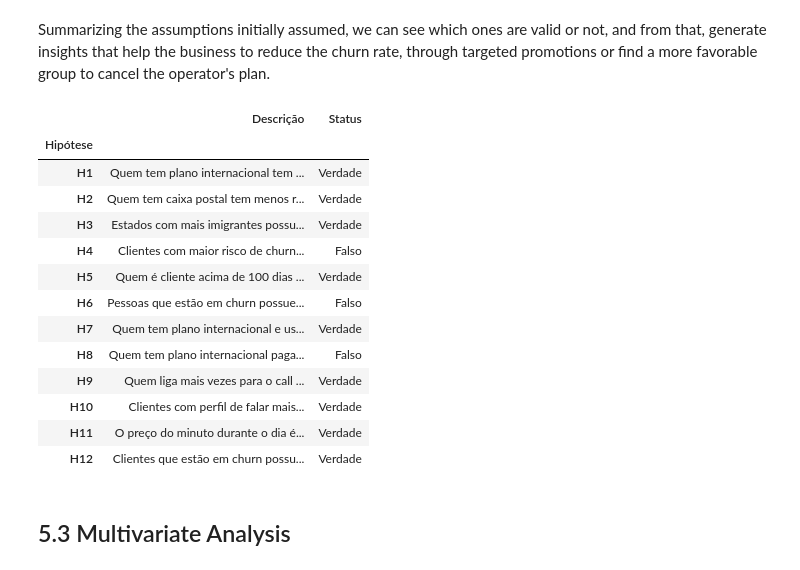
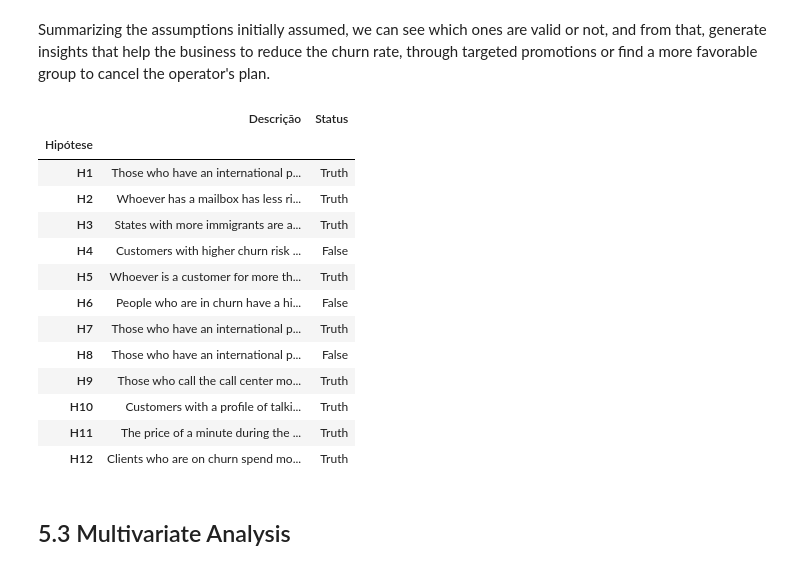
Before and after one commit to jooaobrum/customer-churn, a Jupyter notebook: customer-churn_en.ipynb, the cells around one changed output. Saved outputs shown, nothing was run; the diff lists cells and outputs as text; code cells hidden in the pictures.

```diff
--- a/customer-churn_en.ipynb
+++ b/customer-churn_en.ipynb
@@ -1325,40 +1321,40 @@ Summarizing the assumptions initially assumed, we can see which ones are valid o
 # %%
 ids = ["H1", "H2", "H3", "H4", "H5", "H6", "H7","H8", "H9", "H10", "H11", "H12"]
 desc = ["Those who have an international plan are at greater risk of abandoning the operator",
-"Whoever has a mailbox has less risk of abandoning the operator",
-"States with more immigrants are at greater risk of abandoning the operator",
-"Customers with higher churn risk speak less than those with less risk, on average,"
-"Whoever is a customer for more than 100 days has less risk of leaving the operator",
-"People who are in churn have a higher minute price than those who are not",
-"Those who have an international plan and use little are more likely to abandon the operator",
-"Those who have an international plan pay less than those who don't, and consequently, have less risk of leaving the operator",
-"Those who call the call center more often have more churn risks",
-"Customers with a profile of talking longer during the day are more likely to leave the operator",
-"The price of a minute during the day is more expensive than at night and at dawn",
-"Clients who are on churn spend more during the day than at night and at dawn"
-       ]
+        "Whoever has a mailbox has less risk of abandoning the operator",
+        "States with more immigrants are at greater risk of abandoning the operator",
+        "Customers with higher churn risk speak less than those with less risk, on average",
+        "Whoever is a customer for more than 100 days has less risk of leaving the operator",
+        "People who are in churn have a higher minute price than those who are not",
+        "Those who have an international plan and use little are more likely to abandon the operator",
+        "Those who have an international plan pay less than those who don't, and consequently, have less risk of leaving the operator",
+        "Those who call the call center more often have more churn risks",
+        "Customers with a profile of talking longer during the day are more likely to leave the operator",
+        "The price of a minute during the day is more expensive than at night and at dawn",
+        "Clients who are on churn spend more during the day than at night and at dawn"]
+
 
 status = ["Truth", "Truth", "Truth", "False", "Truth", "False", "Truth", "False", "Truth", "Truth", "Truth", "Truth"]
 
 
 pd.DataFrame({"Hipótese" : ids,
               "Descrição" : desc,
               "Status" : status}).set_index("Hipótese")
 # %% [output]
 |  | Descrição | Status |
 | Hipótese |  |  |
-| H1 | Quem tem plano internacional tem ... | Verdade |
-| H2 | Quem tem caixa postal tem menos r... | Verdade |
-| H3 | Estados com mais imigrantes possu... | Verdade |
-| H4 | Clientes com maior risco de churn... | Falso |
-| H5 | Quem é cliente acima de 100 dias ... | Verdade |
-| H6 | Pessoas que estão em churn possue... | Falso |
-| H7 | Quem tem plano internacional e us... | Verdade |
-| H8 | Quem tem plano internacional paga... | Falso |
-| H9 | Quem liga mais vezes para o call ... | Verdade |
-| H10 | Clientes com perfil de falar mais... | Verdade |
-| H11 | O preço do minuto durante o dia é... | Verdade |
-| H12 | Clientes que estão em churn possu... | Verdade |
+| H1 | Those who have an international p... | Truth |
+| H2 | Whoever has a mailbox has less ri... | Truth |
+| H3 | States with more immigrants are a... | Truth |
+| H4 | Customers with higher churn risk ... | False |
+| H5 | Whoever is a customer for more th... | Truth |
+| H6 | People who are in churn have a hi... | False |
+| H7 | Those who have an international p... | Truth |
+| H8 | Those who have an international p... | False |
+| H9 | Those who call the call center mo... | Truth |
+| H10 | Customers with a profile of talki... | Truth |
+| H11 | The price of a minute during the ... | Truth |
+| H12 | Clients who are on churn spend mo... | Truth |
 # %% [markdown]
 ## 5.3 Multivariate Analysis
 # %% [markdown]
```
Also changed, not shown: parts of 25 cells of this notebook.
